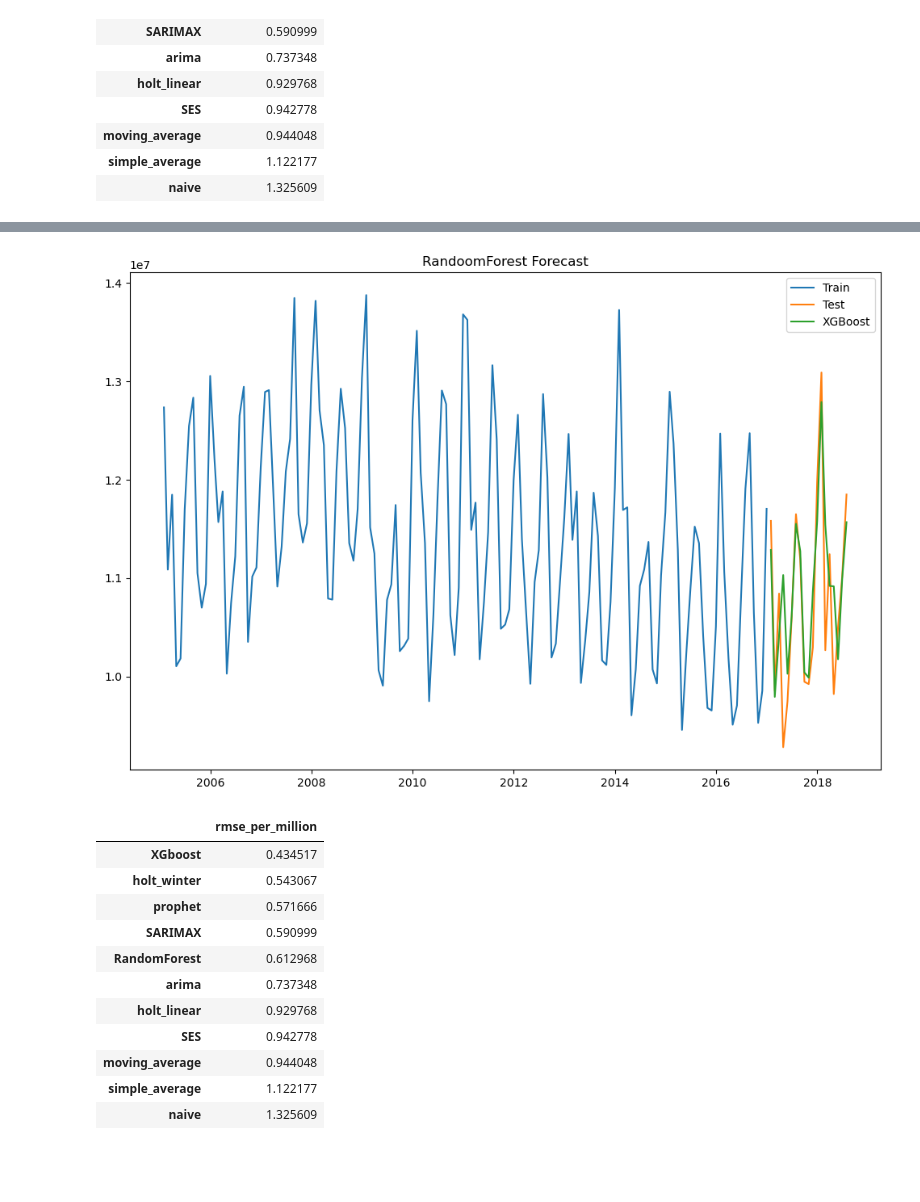
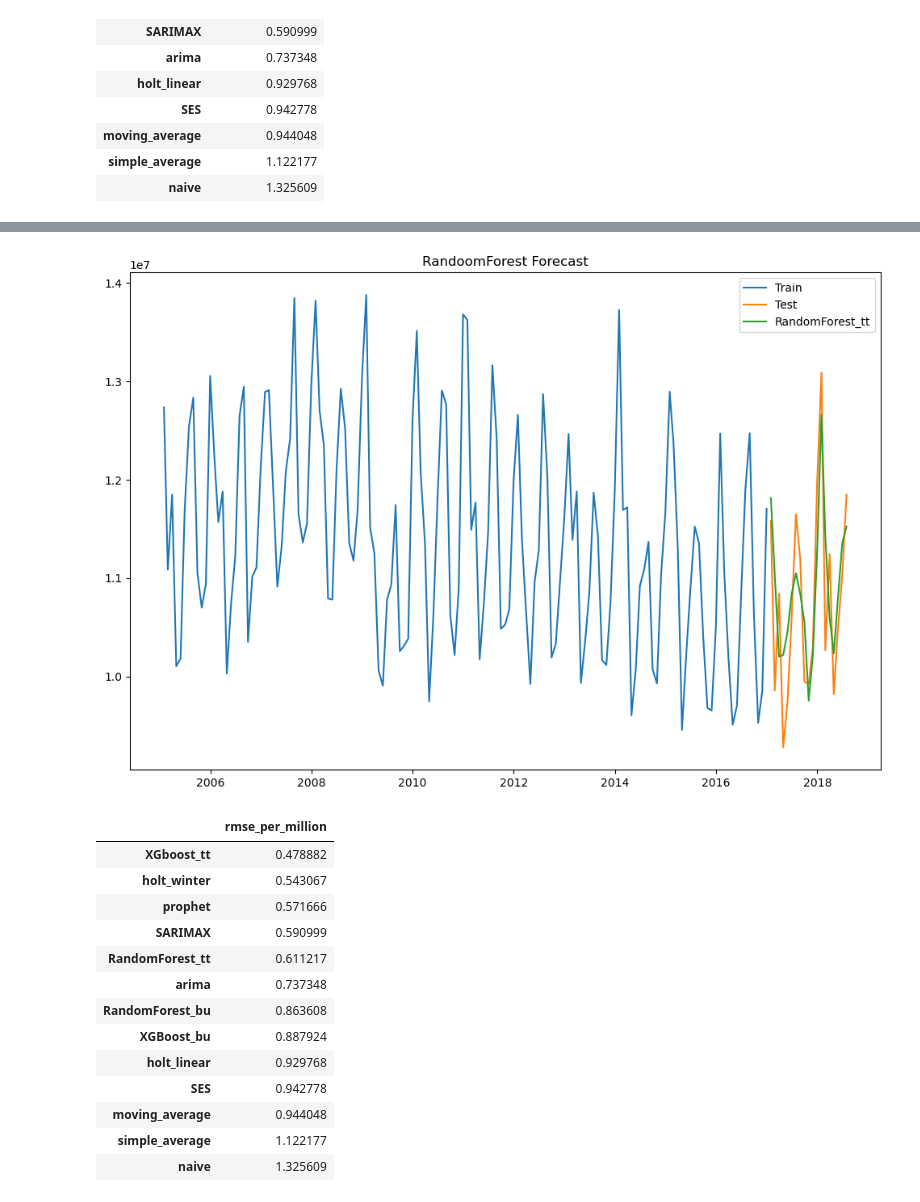
Before and after one commit to grschneier/TimeSeries, a Jupyter notebook: RandomForest&XGBoostTimeSeriesMonthly.ipynb, the cells around one changed output, grey strips where cells are left out. Cells and saved outputs as stored; diff of their text form; code cells hidden in the pictures; blank space fills up the shorter version.

```diff
--- a/RandomForest&XGBoostTimeSeriesMonthly.ipynb
+++ b/RandomForest&XGBoostTimeSeriesMonthly.ipynb
@@ -181,0 +192,4 @@ https://www.analyticsvidhya.com/blog/2024/01/xgboost-for-time-series-forecasting
+# %%
+data=prepping_data(month_df,lag=6)
+rmse,test,preds=lets_move_forward(data, n_test,model=xgb.XGBRegressor(random_state=2024))
+print('RMSE: ', rmse)
@@ -181,0 +226,4 @@ https://www.analyticsvidhya.com/blog/2024/01/xgboost-for-time-series-forecasting
+# %%
+#scores_df=pd.read_csv('scores.csv',index_col=[0])#['rmse']/1_000_000
+results.loc['XGBoost_bu']=rmse/1_000_000
+results.sort_values('rmse_per_million')#.to_csv('scores.csv')
@@ -201,5 +282,5 @@ def apply_fourier_transform(data,target):
 # %%
-data=create_lag_features(month_df,'energy',2)
+data=create_lag_features(month_df,'energy',6)
 data=create_rolling_mean(data,'energy')
 data=apply_fourier_transform(data,'energy')
 data=data.dropna()
@@ -250,6 +330,6 @@ plt.title("XGBoost Forecast");
 # %%
-scores=pd.read_csv('scores.csv',index_col=[0])
-scores.loc['XGboost']=rmse/1_000_000
-scores.sort_values('rmse_per_million')#.to_csv('scores.csv')
+
+results.loc['XGboost_tt']=rmse/1_000_000
+results.sort_values('rmse_per_million')#.to_csv('scores.csv')
 # %% [output]
 |  | rmse_per_million |
@@ -304,23 +385,24 @@ Test Score: 612968.39 RMSE
 plt.figure(figsize=(12,8))
 plt.plot(month_df.index[:-n_test], month_df.energy[:-n_test], label='Train')
 plt.plot(month_df.index[-n_test:],month_df.energy[-n_test:], label='Test')
-plt.plot(month_df.index[-n_test:],preds_rf, label='XGBoost')
+plt.plot(month_df.index[-n_test:],preds_rf, label='RandomForest_tt')
 plt.legend(loc='best')
 plt.title("RandoomForest Forecast");
 # %% [output]
-[figure, old version]
+[figure, new version]
 # %%
-
-scores.loc['RandomForest']=rmse/1_000_000
-scores.sort_values('rmse_per_million')#.to_csv('scores.csv')
+results.loc['RandomForest_tt']=rmse/1_000_000
+results.sort_values('rmse_per_million')#.to_csv('scores.csv')
 # %% [output]
 |  | rmse_per_million |
-| XGboost | 0.434517 |
+| XGboost_tt | 0.478882 |
 | holt_winter | 0.543067 |
 | prophet | 0.571666 |
 | SARIMAX | 0.590999 |
-| RandomForest | 0.612968 |
+| RandomForest_tt | 0.611217 |
 | arima | 0.737348 |
+| RandomForest_bu | 0.863608 |
+| XGBoost_bu | 0.887924 |
 | holt_linear | 0.929768 |
 | SES | 0.942778 |
 | moving_average | 0.944048 |
```
Also changed, not shown: parts of 26 cells of this notebook, 2 other files.
